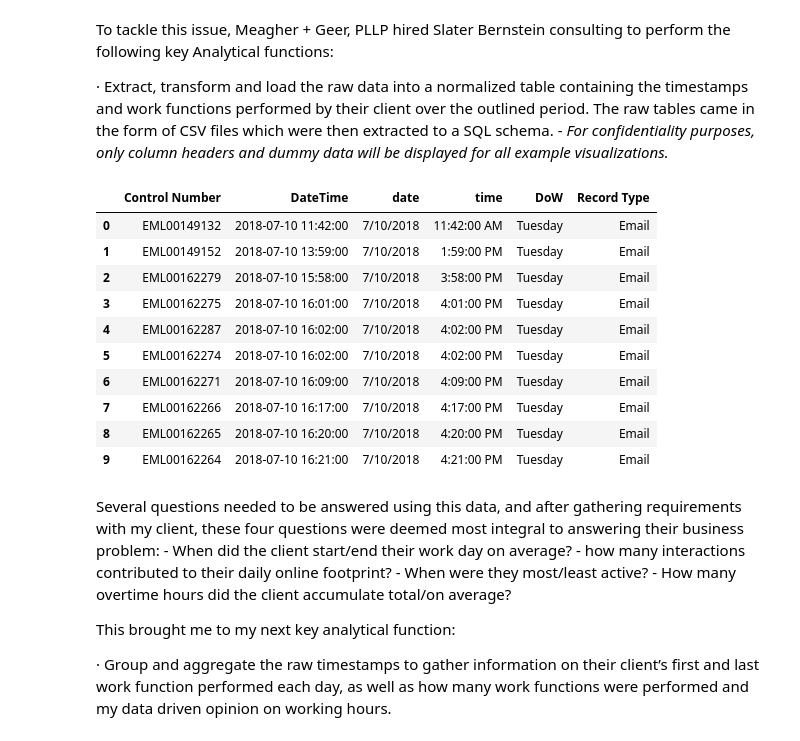
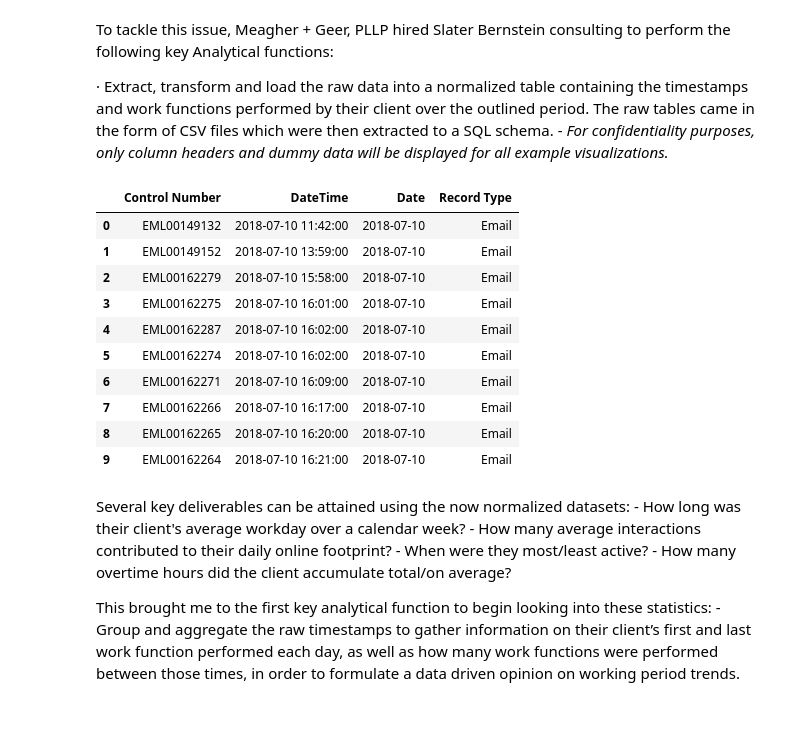
Before and after one commit to SB0912/Consulting-Portfolio, a Jupyter notebook: HvT.ipynb, the cells around one changed output. Drawn from its saved outputs; the diff is of its cells as text; code cells hidden in the pictures.

```diff
--- a/HvT.ipynb
+++ b/HvT.ipynb
@@ -9,29 +38,4 @@ To tackle this issue, Meagher + Geer, PLLP hired Slater Bernstein consulting to
 # %%
-
-import pandas as pd
-import mysql.connector
-from sqlalchemy import create_engine
-from sqlalchemy.exc import SQLAlchemyError
-from IPython.display import display
-import os
-
-#Creating Connection between MySQL DataBase
-try:
-    mydb = mysql.connector.connect(
-        host = os.getenv('host'),
-        user = os.getenv('user'),
-        password = os.getenv('pass'),
-        database = "HvT"
-    )
-    curser = mydb.cursor(buffered=True)
-    curser.execute("use HvT")
-
-except mysql.connector.Error as err:
-    print("An error occurred:", err)
-
-#Connection to MySQL for access to load into MySQL Database
-engine = create_engine(f"mysql+mysqlconnector://{os.getenv('user')}:{os.getenv('pass')}@localhost:3306/HvT")
-
 # Loading raw data from CSV -> Dataframe for staging -> MySQL DataTable
 emailsDf = pd.read_csv('..\\RAW\\Haralson Email Messages.csv')
 emailsDf['Sort Date/Time - Offset'] = pd.to_datetime(emailsDf['Sort Date/Time - Offset'])
@@ -55,6 +59,7 @@ sap20_24Df = pd.concat([SAP20, SAP21, SAP22, SAP23], ignore_index=True)
 sap20_24Df['Time Stamp'] = pd.to_datetime(sap20_24Df['Time Stamp'], format='mixed', dayfirst=True)
 print(sap20_24Df.info())
 
+
 #Creating connection to the MySQL server set up above, then beginning the transactional connection
 try:
     connection = engine.connect()
@@ -74,36 +79,34 @@ try:
 
 except SQLAlchemyError as e:
     print({e})
-
-
-#For display purposes, a control set of 10 rows of data is taken from the Emails table
-curser.execute("SELECT `Control Number`, `Sort Date/Time - Offset` as DateTime, `date`, `time`, `DoW`, `Record Type` FROM Emails;")
-emails = curser.fetchall()
-headers = [i[0] for i in curser.description]
-emailsDf = pd.DataFrame(emails, columns=[headers], index=None)
-display(emailsDf.head(10))
-# %% [output]
-|  | Control Number | DateTime | date | time | DoW | Record Type |
-| 0 | EML00149132 | 2018-07-10 11:42:00 | 7/10/2018 | 11:42:00 AM | Tuesday | Email |
-| 1 | EML00149152 | 2018-07-10 13:59:00 | 7/10/2018 | 1:59:00 PM | Tuesday | Email |
-| 2 | EML00162279 | 2018-07-10 15:58:00 | 7/10/2018 | 3:58:00 PM | Tuesday | Email |
-| 3 | EML00162275 | 2018-07-10 16:01:00 | 7/10/2018 | 4:01:00 PM | Tuesday | Email |
-| 4 | EML00162287 | 2018-07-10 16:02:00 | 7/10/2018 | 4:02:00 PM | Tuesday | Email |
-| 5 | EML00162274 | 2018-07-10 16:02:00 | 7/10/2018 | 4:02:00 PM | Tuesday | Email |
-| 6 | EML00162271 | 2018-07-10 16:09:00 | 7/10/2018 | 4:09:00 PM | Tuesday | Email |
-| 7 | EML00162266 | 2018-07-10 16:17:00 | 7/10/2018 | 4:17:00 PM | Tuesday | Email |
-| 8 | EML00162265 | 2018-07-10 16:20:00 | 7/10/2018 | 4:20:00 PM | Tuesday | Email |
-| 9 | EML00162264 | 2018-07-10 16:21:00 | 7/10/2018 | 4:21:00 PM | Tuesday | Email |
+# %%
+#For display purposes, a control set of 10 rows of data is taken from the Emails table
+curser.execute("SELECT `Control Number`, `Sort Date/Time - Offset` as DateTime, date(`Sort Date/Time - Offset`) as Date, `Record Type` FROM Emails;")
+emails = curser.fetchall()
+headers = [i[0] for i in curser.description]
+emailsDf = pd.DataFrame(emails, columns=[headers], index=None)
+display(emailsDf.head(10))
+# %% [output]
+|  | Control Number | DateTime | Date | Record Type |
+| 0 | EML00149132 | 2018-07-10 11:42:00 | 2018-07-10 | Email |
+| 1 | EML00149152 | 2018-07-10 13:59:00 | 2018-07-10 | Email |
+| 2 | EML00162279 | 2018-07-10 15:58:00 | 2018-07-10 | Email |
+| 3 | EML00162275 | 2018-07-10 16:01:00 | 2018-07-10 | Email |
+| 4 | EML00162287 | 2018-07-10 16:02:00 | 2018-07-10 | Email |
+| 5 | EML00162274 | 2018-07-10 16:02:00 | 2018-07-10 | Email |
+| 6 | EML00162271 | 2018-07-10 16:09:00 | 2018-07-10 | Email |
+| 7 | EML00162266 | 2018-07-10 16:17:00 | 2018-07-10 | Email |
+| 8 | EML00162265 | 2018-07-10 16:20:00 | 2018-07-10 | Email |
+| 9 | EML00162264 | 2018-07-10 16:21:00 | 2018-07-10 | Email |
 # %% [markdown]
-Several questions needed to be answered using this data, and after gathering requirements with my client, these four questions were deemed most integral to answering their business problem:
-    - When did the client start/end their work day on average?
-    - how many interactions contributed to their daily online footprint?
+Several key deliverables can be attained using the now normalized datasets:
+    - How long was their client's average workday over a calendar week?
+    - How many average interactions contributed to their daily online footprint?
     - When were they most/least active?
     - How many overtime hours did the client accumulate total/on average?
 
-This brought me to my next key analytical function:
-
-· Group and aggregate the raw timestamps to gather information on their client’s first and last work function performed each day, as well as how many work functions were performed and my data driven opinion on working hours.
+This brought me to the first key analytical function to begin looking into these statistics:
+    - Group and aggregate the raw timestamps to gather information on their client’s first and last work function performed each day, as well as how many work functions were performed between those times, in order to formulate a data driven opinion on working period trends.
 # %%
 # First all tables needed to be concatenated into a combined table with the date, mininum, maximum, and count of timestamp for each medium
 curser.execute("""
```
Also changed, not shown: parts of 8 cells of this notebook.
